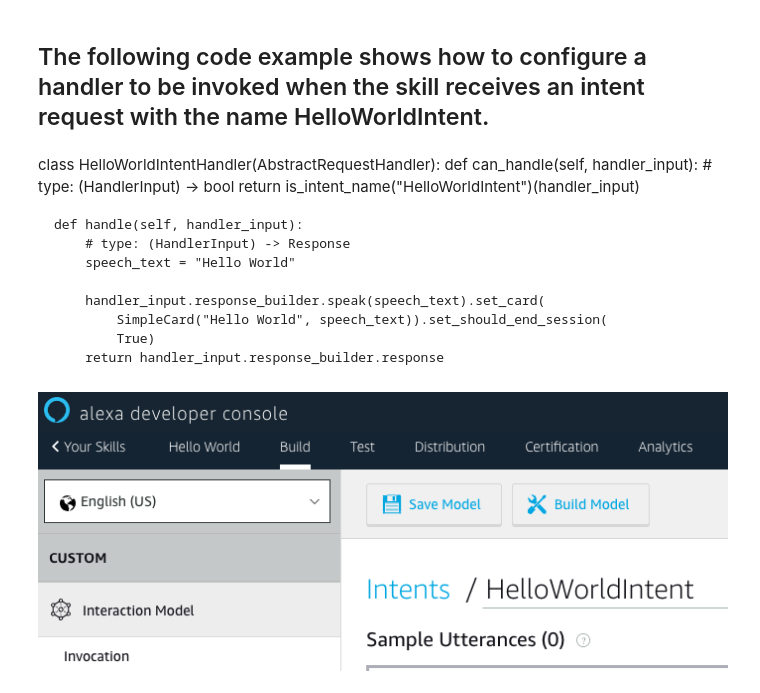
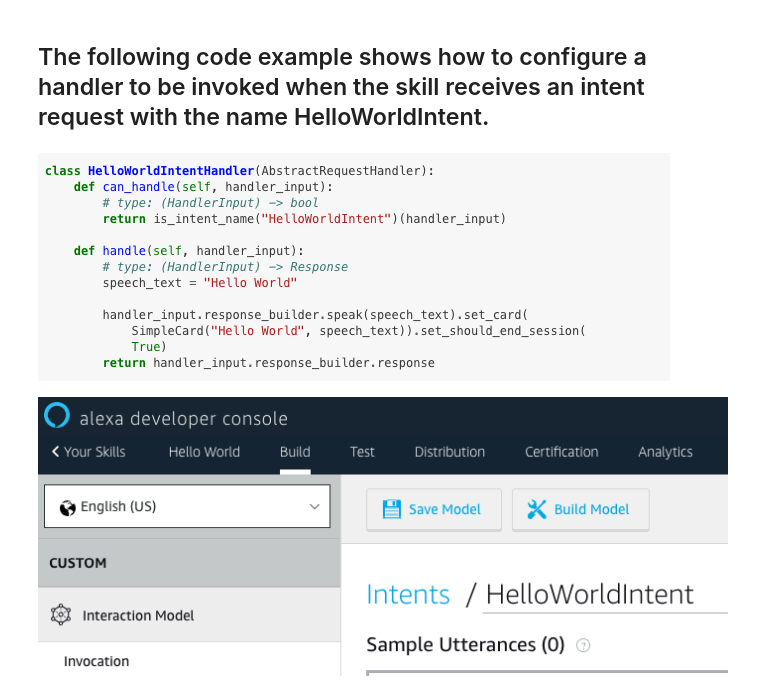
Before and after one commit to jcamier/alexa_hello_zen_python, a Jupyter notebook: alexa_python_talk.ipynb, the cells around one changed output. Cells and saved outputs as stored; diff of their text form; code cells hidden in the pictures.

```diff
--- a/alexa_python_talk.ipynb
+++ b/alexa_python_talk.ipynb
@@ -52,20 +42,10 @@ class LaunchRequestHandler(AbstractRequestHandler):
 ## speech_text = "Welcome to the Alexa Skills Kit, you can say hello!"
 # %% [markdown]
 ## The following code example shows how to configure a handler to be invoked when the skill receives an intent request with the name HelloWorldIntent.
-# %% [markdown]
-class HelloWorldIntentHandler(AbstractRequestHandler):
-    def can_handle(self, handler_input):
-        # type: (HandlerInput) -> bool
-        return is_intent_name("HelloWorldIntent")(handler_input)
-
-    def handle(self, handler_input):
-        # type: (HandlerInput) -> Response
-        speech_text = "Hello World"
-
-        handler_input.response_builder.speak(speech_text).set_card(
-            SimpleCard("Hello World", speech_text)).set_should_end_session(
-            True)
-        return handler_input.response_builder.response
+# %%
+Image(filename='./hello_world_handler.png')
+# %% [output]
+[figure, added]
 # %%
 Image(filename='./hello_world_intent.png')
 # %% [output]
```
Also changed, not shown: parts of 2 cells of this notebook, 3 other files.
